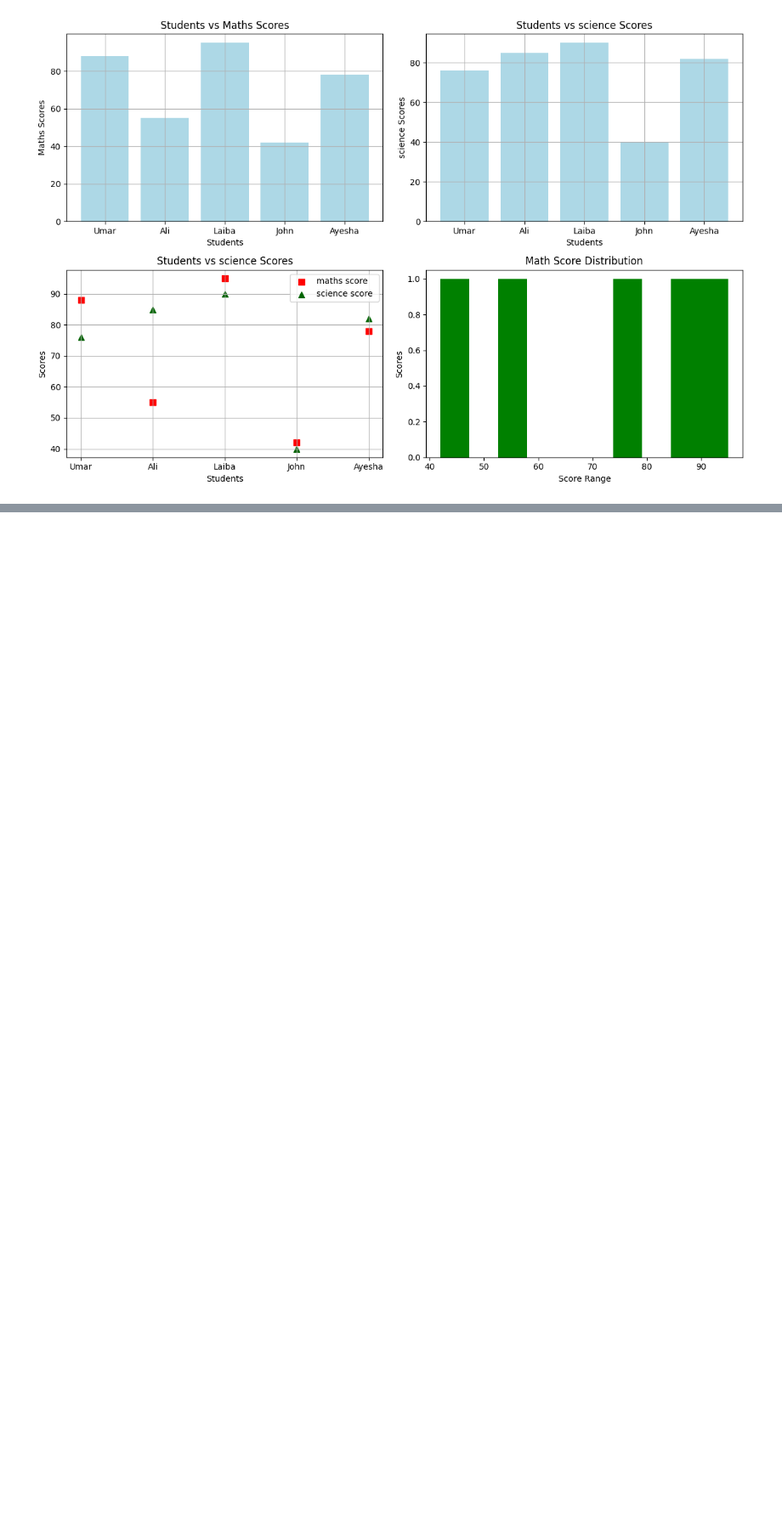
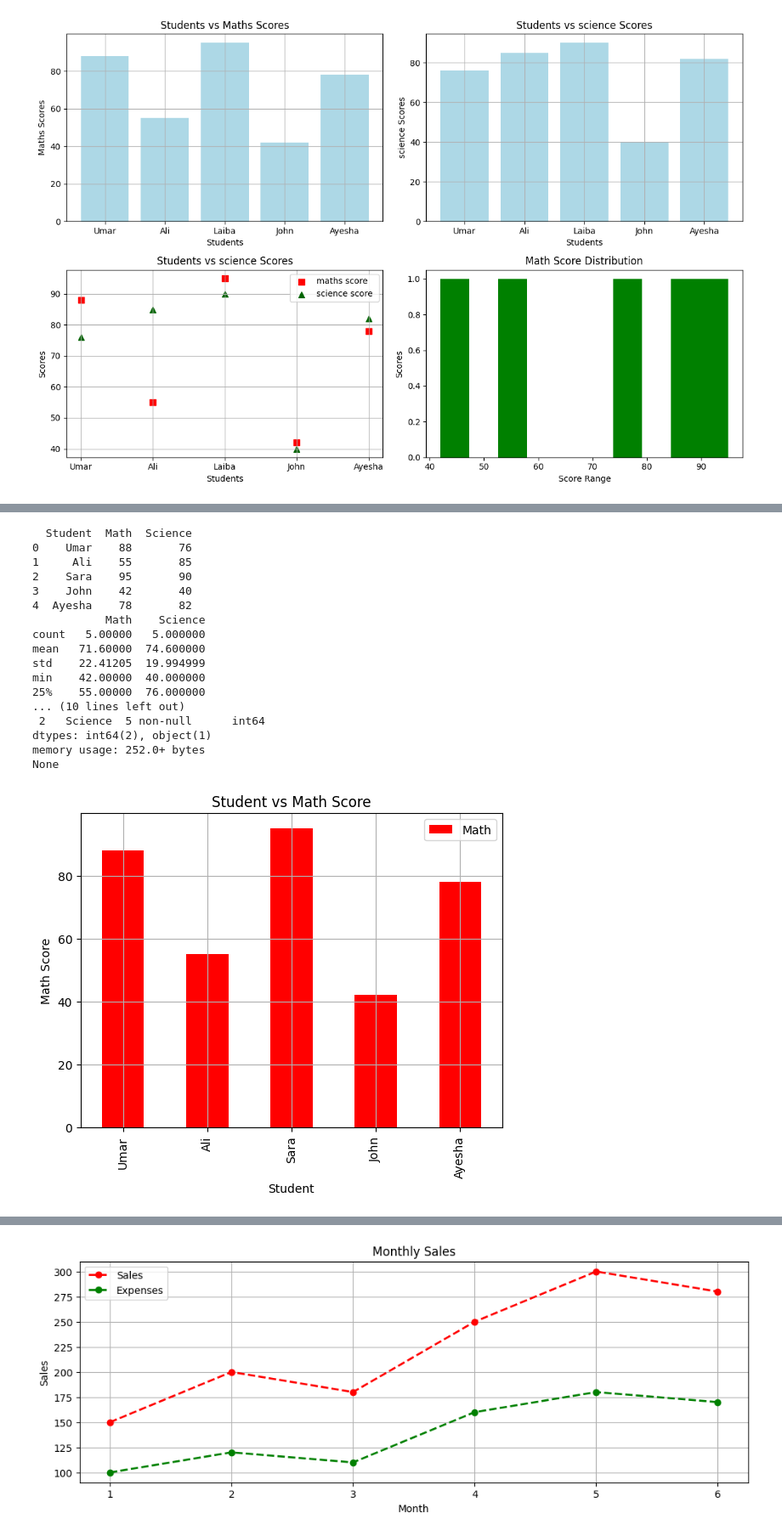
Before and after one commit to Omi-nox/Ai_Learning_Jour, a Jupyter notebook: Phase1_Python_Libraries/Lesson3_Matplotlib/exercises.ipynb, the cells around one changed output, grey strips where cells are left out. Shown at 85% size. Cells and saved outputs as stored; diff of their text form; code cells hidden in the pictures; blank space fills up the shorter version.

```diff
--- a/Phase1_Python_Libraries/Lesson3_Matplotlib/exercises.ipynb
+++ b/Phase1_Python_Libraries/Lesson3_Matplotlib/exercises.ipynb
@@ -352,0 +369,61 @@ plt.show()
+# %%
+import pandas as pd
+import matplotlib.pyplot as plt
+
+data = {'Student': ['Umar', 'Ali', 'Sara', 'John', 'Ayesha'],
+        'Math':    [88, 55, 95, 42, 78],
+        'Science': [76, 85, 90, 40, 82]}
+df=pd.DataFrame(data)
+print(df)
+print(df.describe())
+print(df.info())
+df.plot(x='Student',y='Math',kind='bar',color='red')
+plt.xlabel('Student')
+plt.ylabel('Math Score')
+plt.title('Student vs Math Score')
+plt.grid(True)
+
+df.plot(x='Student', y=['Math', 'Science'], kind='bar', figsize=(10, 5))
+plt.title('Math vs Science Scores')
+plt.xlabel('Student')
+plt.ylabel('Score')
+plt.tight_layout()
+plt.show()
+#data 2 with line
+data2 = {'Month':    [1, 2, 3, 4, 5, 6],
+         'Sales':    [150, 200, 180, 250, 300, 280],
+         'Expenses': [100, 120, 110, 160, 180, 170]}
+
+df2 = pd.DataFrame(data2)
+# Multiple columns plotted automatically with different colors, no need to mention it
+df2.plot(x='Month',y=['Sales','Expenses'],kind='line',figsize=(12,4),linestyle='--',linewidth=2,marker='o',color=['red','green'],label=['Sales','Expenses'])
+plt.xlabel('Month')
+plt.ylabel('Sales')
+plt.title('Monthly Sales')
+plt.grid(True)
+# for histogram
+df[['Math', 'Science']].plot(kind='hist', bins=5, alpha=0.7, figsize=(8, 5)) # it will overlapped and you will see the difference in original
+plt.title('Score Distribution')
+plt.xlabel('Score')
+plt.ylabel('Frequency')
+plt.tight_layout()
+plt.show()
+# %% [output]
+  Student  Math  Science
+0    Umar    88       76
+1     Ali    55       85
+2    Sara    95       90
+3    John    42       40
+4  Ayesha    78       82
+           Math    Science
+count   5.00000   5.000000
+mean   71.60000  74.600000
+std    22.41205  19.994999
+min    42.00000  40.000000
+25%    55.00000  76.000000
+... (10 lines left out)
+ 2   Science  5 non-null      int64
+dtypes: int64(2), object(1)
+memory usage: 252.0+ bytes
+None
+[figure, added]
@@ -352,0 +431 @@ plt.show()
+[figure, added]
```
Also changed, not shown: parts of 5 cells of this notebook.
